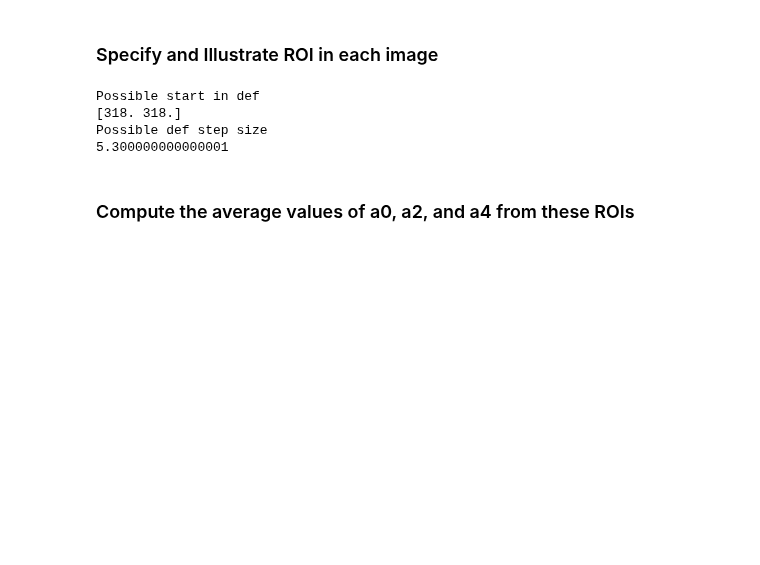
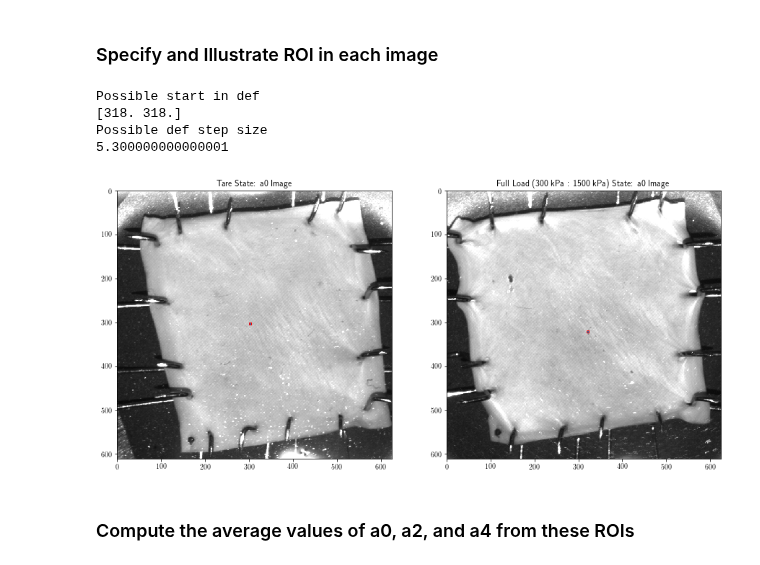
Before and after one commit to mfkiwl/splineDIC, a Jupyter notebook: notebooks/report/stp_report_pSFDI_data_viz.ipynb, the cells around one changed output. Cells and saved outputs as stored; diff of their text form; code cells hidden in the pictures; blank space fills up the shorter version.

```diff
--- a/notebooks/report/stp_report_pSFDI_data_viz.ipynb
+++ b/notebooks/report/stp_report_pSFDI_data_viz.ipynb
@@ -122,12 +148,30 @@ print('Possible def step size')
 print(proposed_def_step)
 
 # Specify
-def_pizel_start = 318
-def_pizel_size = 6
+def_pixel_start = 318
+def_pixel_size = 6
 # %% [output]
 Possible start in def
 [318. 318.]
 Possible def step size
 5.300000000000001
+# %%
+# Visualize ROI
+colorlimits = (0, 1)
+
+fig, (ax0, ax1) = plt.subplots(1, 2, figsize=(15, 15))
+tareim = ax0.imshow(tare_a0, cmap='gray')
+tareim.set_clim(colorlimits)
+roi0 = patches.Rectangle((ref_pixel_start, ref_pixel_start), ref_pixel_size, ref_pixel_size, linewidth='1', edgecolor='r', facecolor=None)
+ax0.add_patch(roi0)
+ax0.set_title('Tare State: a0 Image')
+
+s40im = ax1.imshow(s40_a0, cmap='gray')
+s40im.set_clim(colorlimits)
+roi1 = patches.Rectangle((def_pixel_start, def_pixel_start), def_pixel_size, def_pixel_size, linewidth='1', edgecolor='r', facecolor=None)
+ax1.add_patch(roi1)
+ax1.set_title('Full Load (300 kPa : 1500 kPa) State: a0 Image');
+# %% [output]
+[figure, added]
 # %% [markdown]
 ### Compute the average values of a0, a2, and a4 from these ROIs
```
Also changed, not shown: parts of 17 cells of this notebook.
